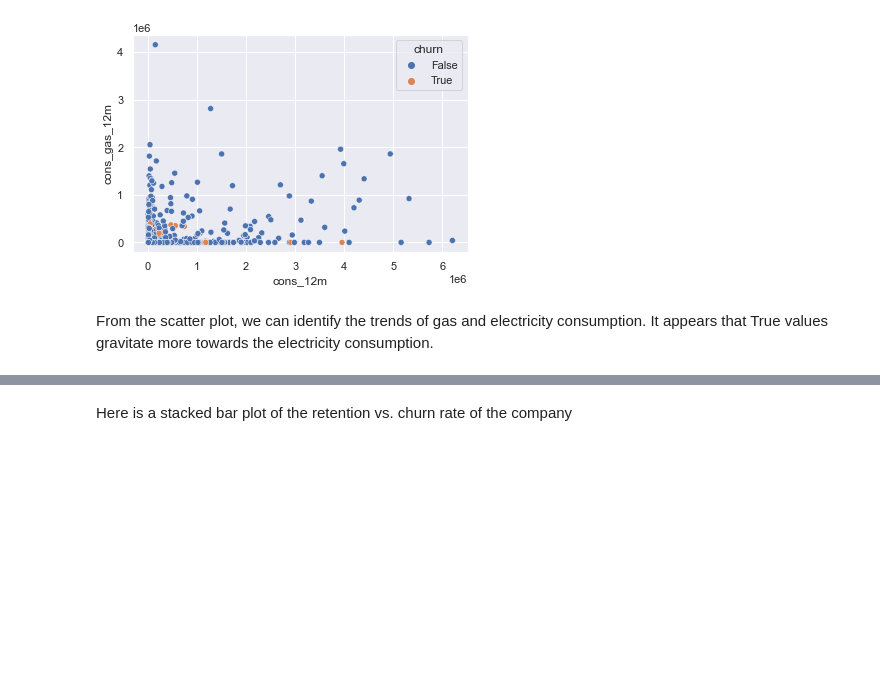
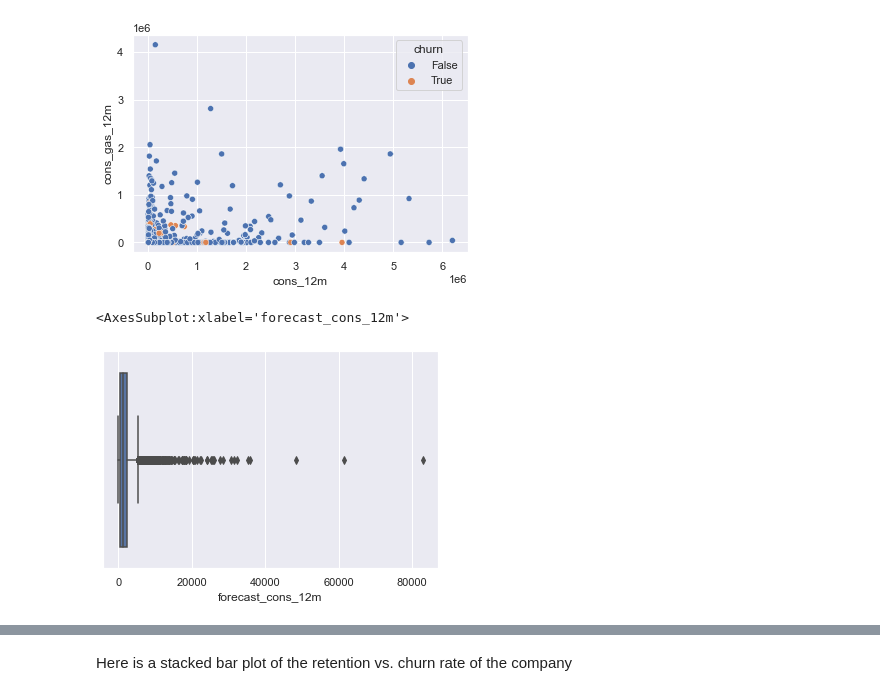
Before and after one commit to jvo024/bcg-forage-ds, a Jupyter notebook: eda_starter.ipynb, the cells around one changed output, grey strips where cells are left out. Saved outputs shown, nothing was run; the diff lists cells and outputs as text; code cells hidden in the pictures; blank space fills up the shorter version.

Commit message:
exploratory data analysis of client data

```diff
--- a/eda_starter.ipynb
+++ b/eda_starter.ipynb
@@ -141,5 +143,8 @@ sns.scatterplot(x = 'cons_12m', y = 'cons_gas_12m', hue = 'churn', data = client
 plt.show()
 # %% [output]
 [figure]
-# %% [markdown]
-From the scatter plot, we can identify the trends of gas and electricity consumption. It appears that True values gravitate more towards the electricity consumption.
+# %%
+sns.boxplot(x = 'forecast_cons_12m', data = client_df)
+# %% [output]
+<AxesSubplot:xlabel='forecast_cons_12m'>
+[figure, added]
```
Also changed, not shown: parts of 7 cells of this notebook.
